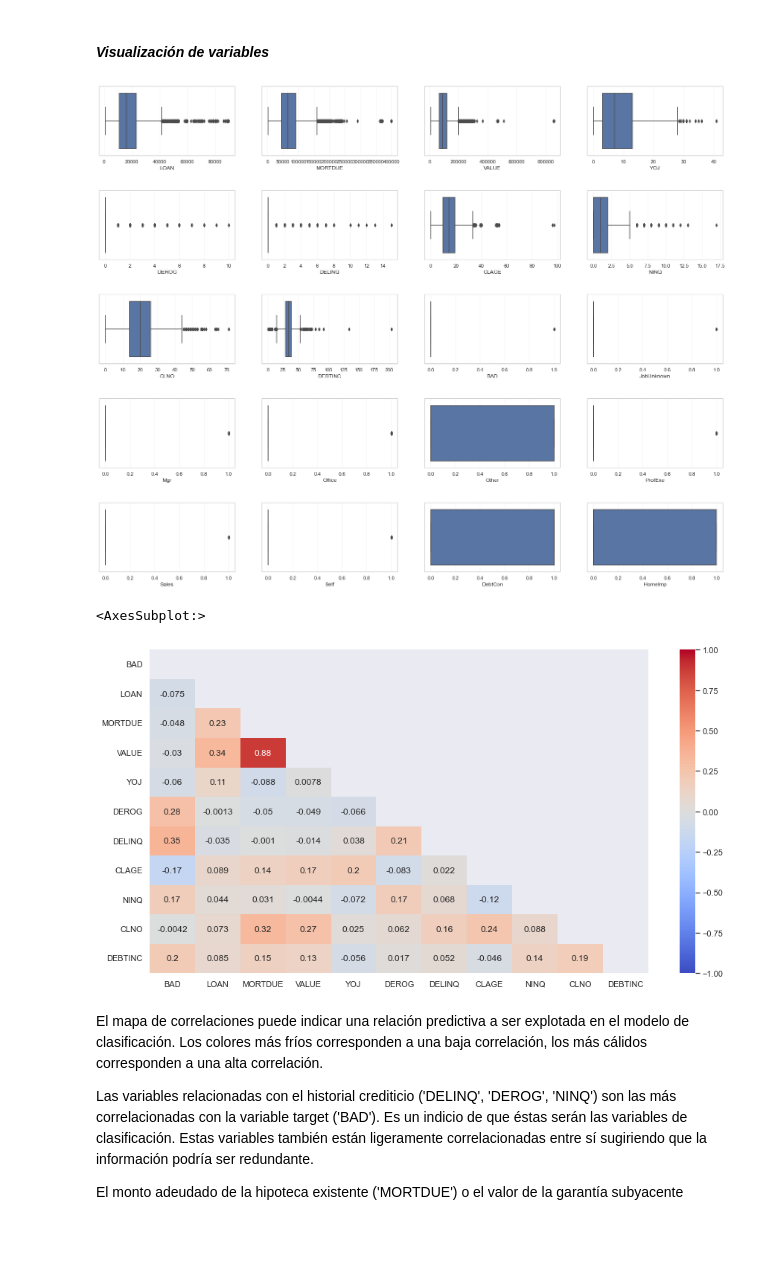
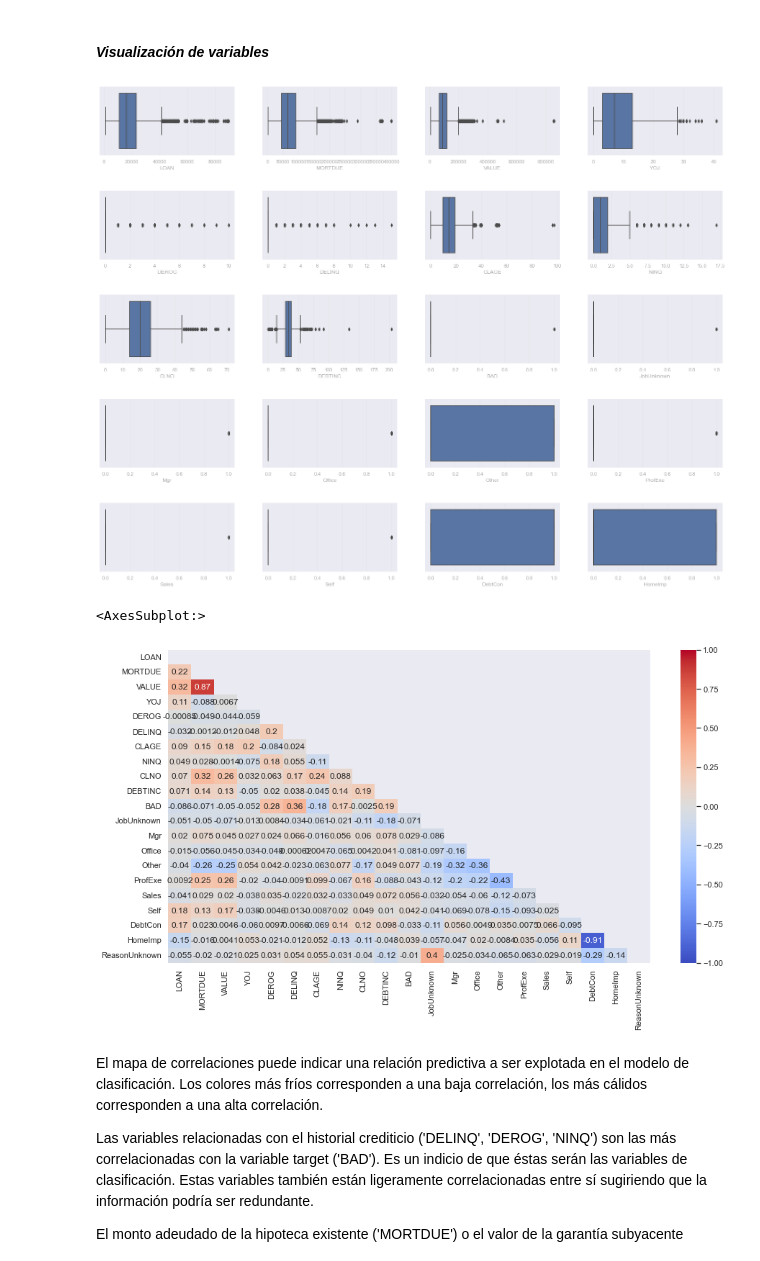
Before and after one commit to HelgaZambrana/data-science-coderhouse, a Jupyter notebook: ProyectoFinal_RiesgoCrediticio.ipynb, the cells around one changed output. Saved outputs shown, nothing was run; the diff lists cells and outputs as text; code cells hidden in the pictures; blank space fills up the shorter version.

```diff
--- a/ProyectoFinal_RiesgoCrediticio.ipynb
+++ b/ProyectoFinal_RiesgoCrediticio.ipynb
@@ -35,13 +35,19 @@ from sklearn.impute import SimpleImputer, KNNImputer
 # Ocultar los mensajes de advertencia
 import warnings
 warnings.filterwarnings('ignore')
-# %%
-# Settings
-# Seaborn theme
-sns.set_theme(style="whitegrid")
-# Matplotlib parámetros
-plt.rcParams.update({"grid.linewidth":0.5, "grid.alpha":0.5})
-colormap = sns.diverging_palette(220, 10, as_cmap=True)
+# %%
+# Settings
+# Seaborn theme
+sns.set_theme()
+
+# Matplotlib parameters
+COLOR = '#ababab'
+plt.rcParams['figure.titlesize'] = 16
+plt.rcParams['text.color'] = 'black'
+plt.rcParams['axes.labelcolor'] = COLOR
+plt.rcParams['xtick.color'] = COLOR
+plt.rcParams['ytick.color'] = COLOR
+plt.rcParams['grid.color'] = COLOR
 # %% [markdown]
 El dataset elegido fue Home Equity (HMEQ) de Kaggle: https://www.kaggle.com/datasets/ajay1735/hmeq-data
 HMEQ presenta información sobre las características y la morosidad de 5960 prestamistas con garantía hipotecaria.
@@ -398,16 +404,15 @@ for i,ax in zip(train_df.columns,axes.flat):
 plt.subplots_adjust(wspace=0.2, hspace=0.5)
 plt.show()
 # %% [output]
-[figure, old version]
+[figure, new version]
 # %%
 #Mapa de Correlación
-upp_mat = np.triu(historial_credito.corr())
+upp_mat = np.triu(train_df.corr())
 
-sns.set(rc = {'figure.figsize':(15,8)})
-sns.heatmap(historial_credito.corr(), vmin = -1, vmax = +1, annot = True, cmap = 'coolwarm', mask = upp_mat)
+sns.heatmap(train_df.corr(), vmin = -1, vmax = +1, annot = True, cmap = 'coolwarm', mask = upp_mat)
 # %% [output]
 <AxesSubplot:>
-[figure, old version]
+[figure, new version]
 # %% [markdown]
 El mapa de correlaciones puede indicar una relación predictiva a ser explotada en el modelo de clasificación. Los colores más fríos corresponden a una baja correlación, los más cálidos corresponden a una alta correlación.
 
```
Also changed, not shown: parts of 5 cells of this notebook.
